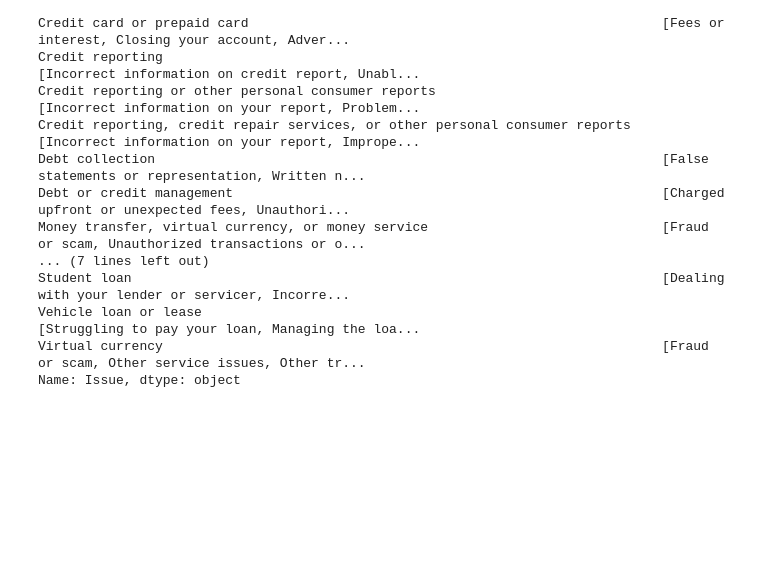
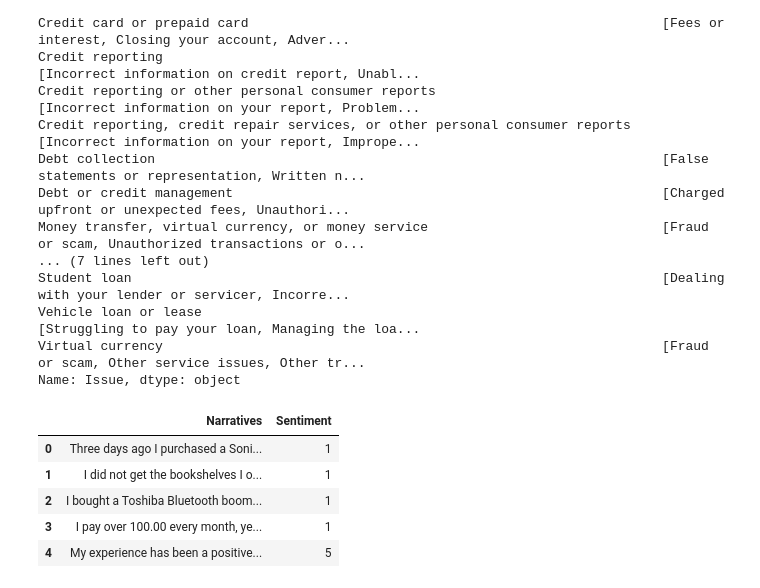
Before and after one commit to ShawnLiu119/FineTune-Llama2, a Jupyter notebook: data_prep.ipynb, the cells around one changed output. Cells and saved outputs as stored; diff of their text form; code cells hidden in the pictures; blank space fills up the shorter version.

```diff
--- a/data_prep.ipynb
+++ b/data_prep.ipynb
@@ -63,3 +65,17 @@ Student loan
 Vehicle loan or lease                                                           [Struggling to pay your loan, Managing the loa...
 Virtual currency                                                                [Fraud or scam, Other service issues, Other tr...
 Name: Issue, dtype: object
+# %%
+#switch to customer review dataset
+
+url = '/content/drive/MyDrive/LLM/reviews.csv'
+df_raw = pd.read_csv(url)
+# %%
+df_raw.head()
+# %% [output]
+|  | Narratives | Sentiment |
+| 0 | Three days ago I purchased a Soni... | 1 |
+| 1 | I did not get the bookshelves I o... | 1 |
+| 2 | I bought a Toshiba Bluetooth boom... | 1 |
+| 3 | I pay over 100.00 every month, ye... | 1 |
+| 4 | My experience has been a positive... | 5 |
```
Also changed, not shown: parts of 1 cell of this notebook.
